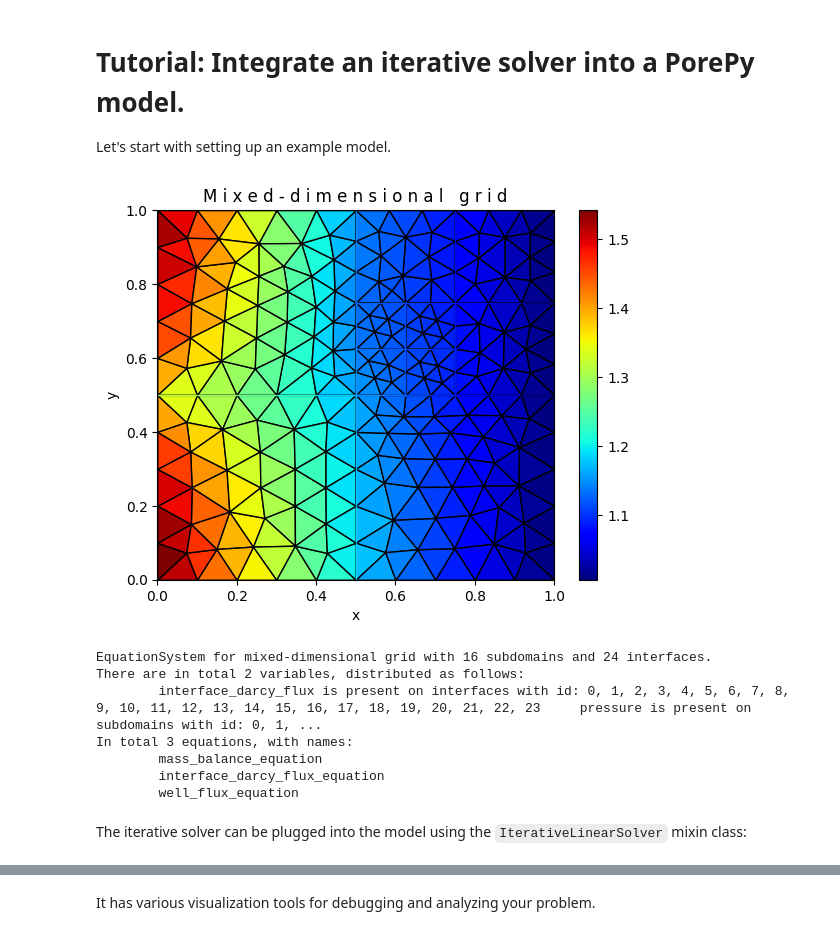
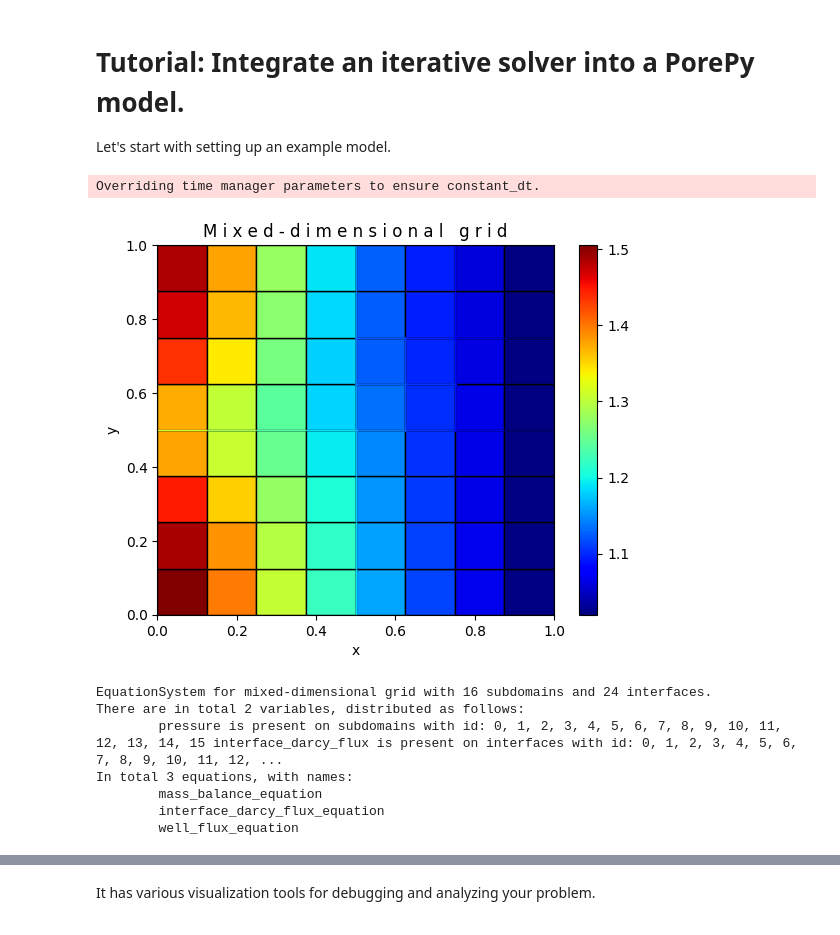
Before and after one commit to pmgbergen/porepy-iterative-solvers, a Jupyter notebook: tutorial.ipynb, the cells around one changed output, grey strips where cells are left out. Cells and saved outputs as stored; diff of their text form; code cells hidden in the pictures.

```diff
--- a/tutorial.ipynb
+++ b/tutorial.ipynb
@@ -5,28 +5,31 @@ Let's start with setting up an example model.
 # %%
 import porepy as pp
 from porepy.examples.flow_benchmark_2d_case_1 import (
     FlowBenchmark2dCase1Model,
     solid_constants_conductive_fractures,
 )
 
 model_params = {
     "material_constants": {"solid": solid_constants_conductive_fractures},
-    "grid_type": "simplex",
-    "meshing_arguments": {"cell_size": 0.1},
+    "grid_type": "cartesian",
+    "meshing_arguments": {"cell_size": 0.125},
 }
 model = FlowBenchmark2dCase1Model(model_params)
-pp.run_time_dependent_model(model)
+solver_parameters = {
+    "nl_convergence_res_atol": 1e-8,  # absolute tolerance on residuals
+}
+status = pp.ModelRunner(model, solver_parameters).run()
+assert status.is_success()
 pp.plot_grid(model.mdg, cell_value='pressure', plot_2d=True)
 
 print(model.equation_system)
 # %% [output]
+Overriding time manager parameters to ensure constant_dt.
-[figure, old version]
+[figure, new version]
-EquationSystem for mixed-dimensional grid with 16 subdomains and 24 interfaces.
-There are in total 2 variables, distributed as follows:
-        interface_darcy_flux is present on interfaces with id: 0, 1, 2, 3, 4, 5, 6, 7, 8, 9, 10, 11, 12, 13, 14, 15, 16, 17, 18, 19, 20, 21, 22, 23     pressure is present on subdomains with id: 0, 1, ...
-In total 3 equations, with names:
-        mass_balance_equation
-        interface_darcy_flux_equation
-        well_flux_equation
+EquationSystem for mixed-dimensional grid with 16 subdomains and 24 interfaces.
+There are in total 2 variables, distributed as follows:
+        pressure is present on subdomains with id: 0, 1, 2, 3, 4, 5, 6, 7, 8, 9, 10, 11, 12, 13, 14, 15 interface_darcy_flux is present on interfaces with id: 0, 1, 2, 3, 4, 5, 6, 7, 8, 9, 10, 11, 12, ...
+In total 3 equations, with names:
+        mass_balance_equation
+        interface_darcy_flux_equation
+        well_flux_equation
-# %% [markdown]
-The iterative solver can be plugged into the model using the `IterativeLinearSolver` mixin class:
```
Also changed, not shown: parts of 12 cells of this notebook, 7 other files.
